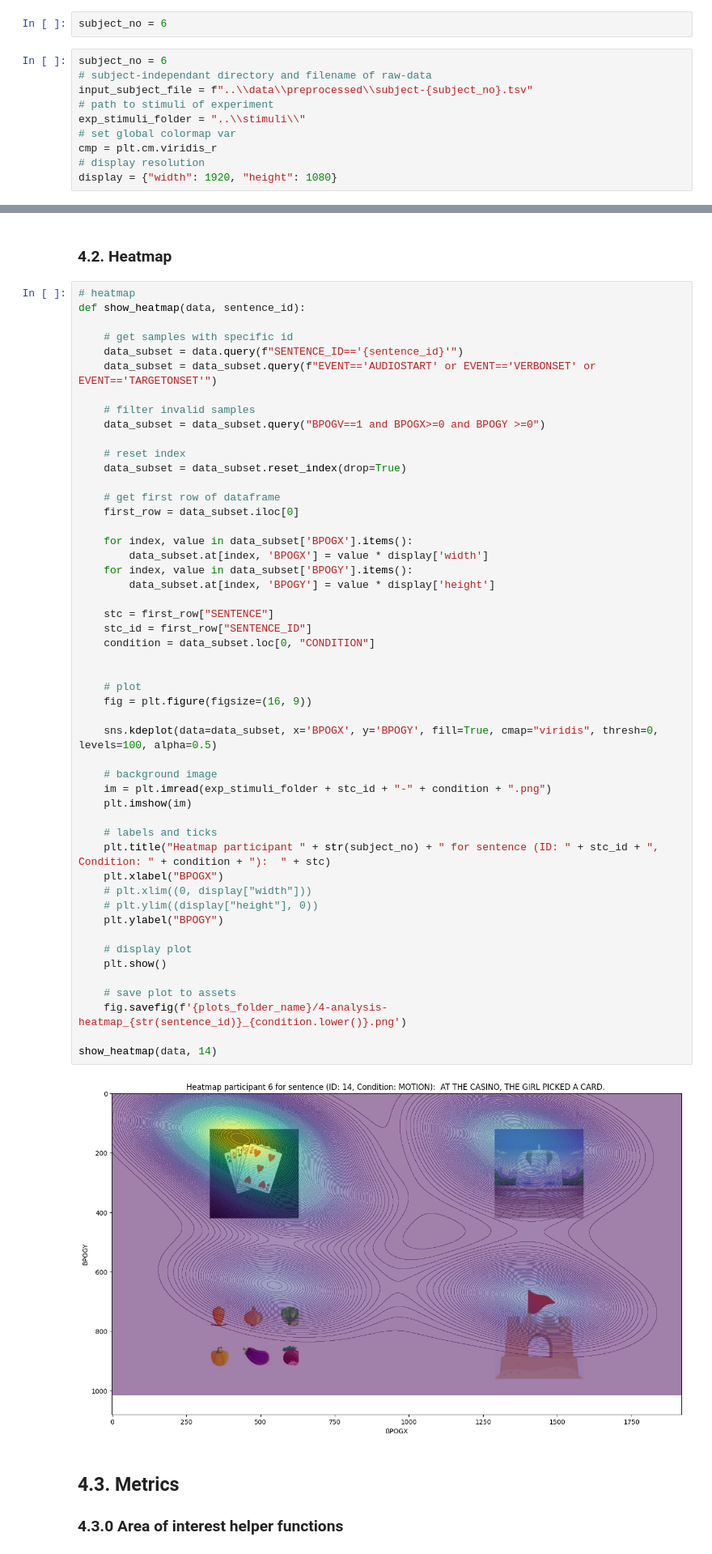
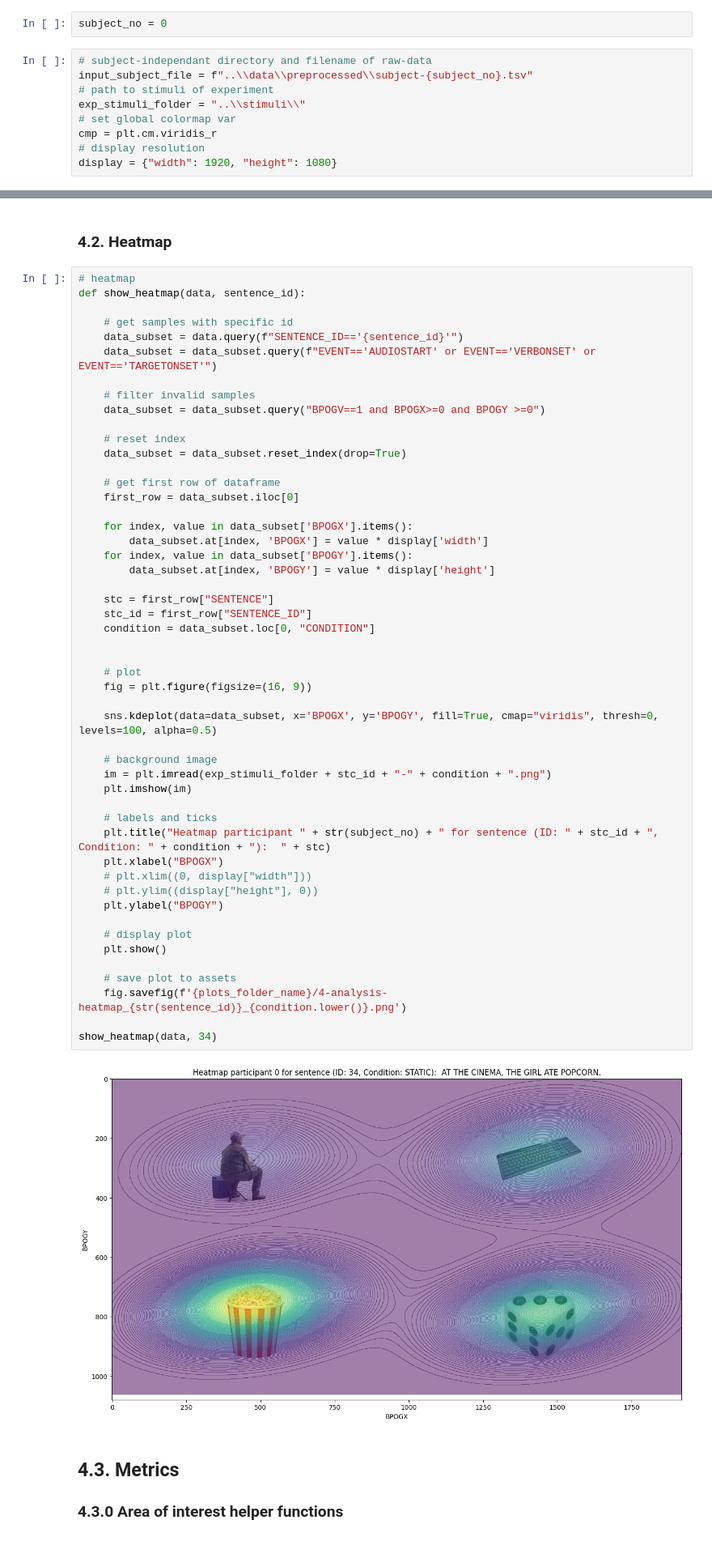
Before and after one commit to cleresk/sub-team-cat, a Jupyter notebook: scripts/analysis-subject.ipynb, the cells around one changed output, grey strips where cells are left out. Shown: that part at 81% size. Cells and saved outputs as stored; diff of their text form.

```diff
--- a/scripts/analysis-subject.ipynb
+++ b/scripts/analysis-subject.ipynb
@@ -11,9 +11,8 @@ pd.set_option('display.max_columns', None)
 # %% [markdown]
 ## Global variables / settings for this notebook
 # %%
-subject_no = 6
+subject_no = 0
 # %%
-subject_no = 6
 # subject-independant directory and filename of raw-data
 input_subject_file = f"..\\data\\preprocessed\\subject-{subject_no}.tsv"
 # path to stimuli of experiment
@@ -203,35 +202,35 @@ def show_heatmap(data, sentence_id):
         data_subset.at[index, 'BPOGY'] = value * display['height']
 
     stc = first_row["SENTENCE"]
     stc_id = first_row["SENTENCE_ID"]
     condition = data_subset.loc[0, "CONDITION"]
 
 
     # plot
     fig = plt.figure(figsize=(16, 9))
 
     sns.kdeplot(data=data_subset, x='BPOGX', y='BPOGY', fill=True, cmap="viridis", thresh=0, levels=100, alpha=0.5)
 
     # background image
     im = plt.imread(exp_stimuli_folder + stc_id + "-" + condition + ".png")
     plt.imshow(im)
 
     # labels and ticks
     plt.title("Heatmap participant " + str(subject_no) + " for sentence (ID: " + stc_id + ", Condition: " + condition + "):  " + stc)
     plt.xlabel("BPOGX")
     # plt.xlim((0, display["width"]))
     # plt.ylim((display["height"], 0))
     plt.ylabel("BPOGY")
 
     # display plot
     plt.show()
 
     # save plot to assets
     fig.savefig(f'{plots_folder_name}/4-analysis-heatmap_{str(sentence_id)}_{condition.lower()}.png')
 
-show_heatmap(data, 14)
+show_heatmap(data, 34)
 # %% [output]
-[figure, old version]
+[figure, new version]
 # %% [markdown]
 ## 4.3. Metrics
 ### 4.3.0 Area of interest helper functions
```
Also changed, not shown: parts of 6 cells of this notebook, 2 other files.
